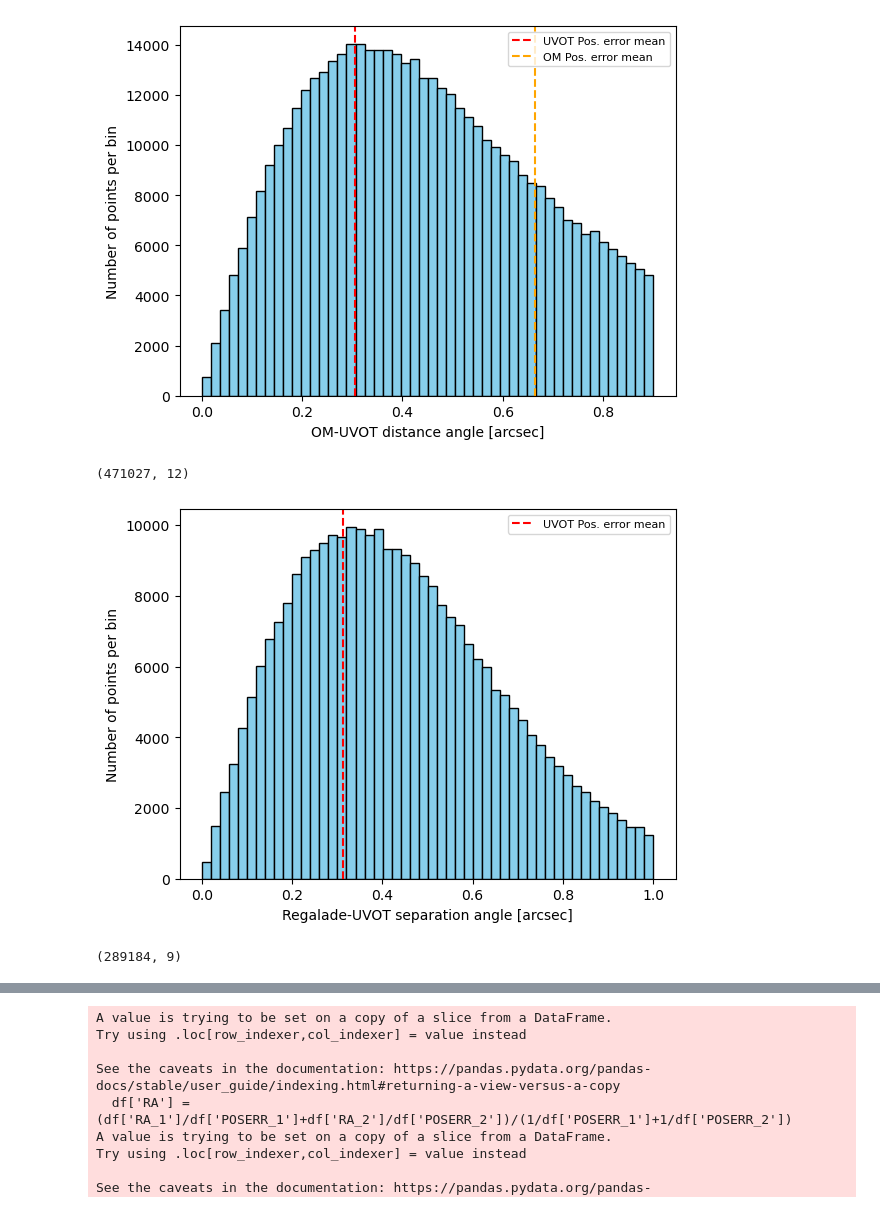
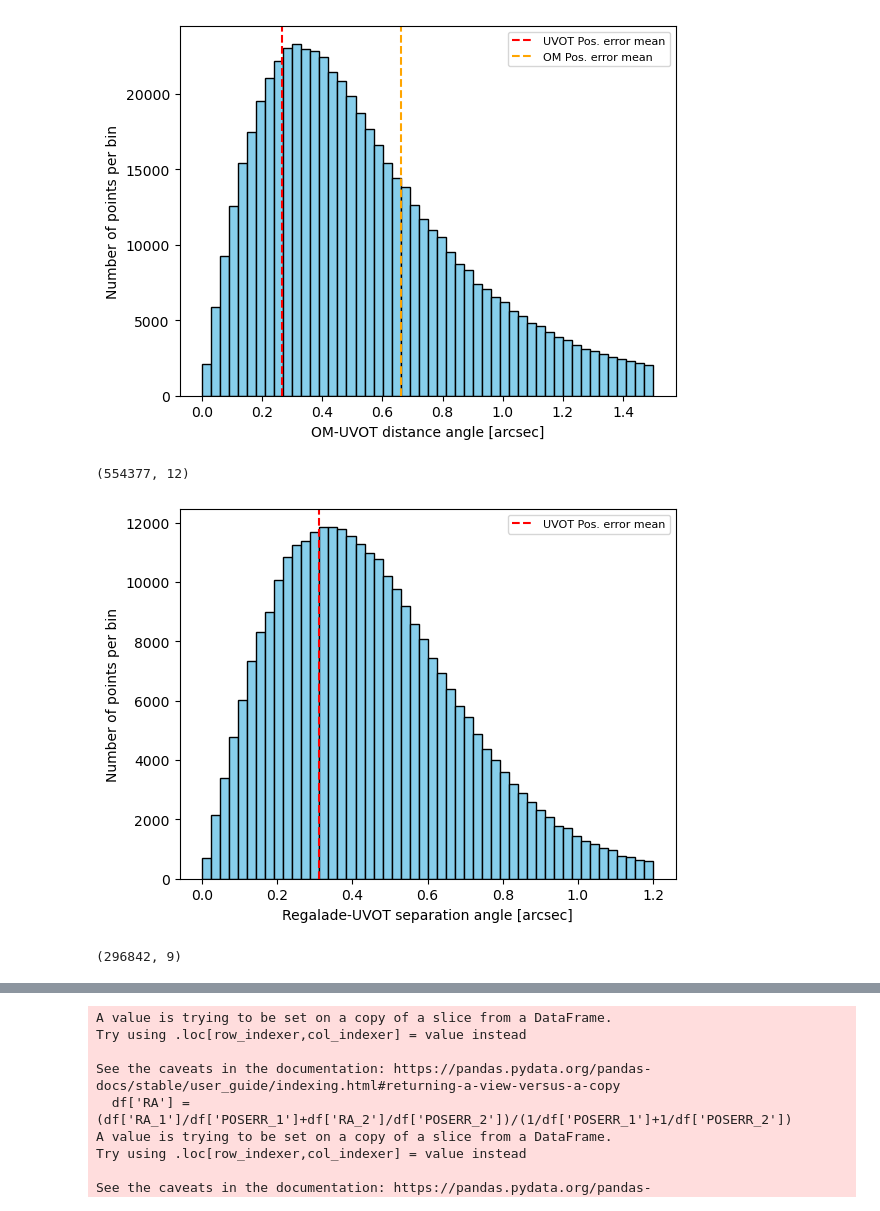
Before and after one commit to JulienValteau/TFM_TDE_Detection, a Jupyter notebook: UV_database_creation_pipeline/2- Generate_aggregate_source_DB.ipynb, the cells around one changed output, grey strips where cells are left out. Cells and saved outputs as stored; diff of their text form; code cells hidden in the pictures.

```diff
--- a/UV_database_creation_pipeline/2- Generate_aggregate_source_DB.ipynb
+++ b/UV_database_creation_pipeline/2- Generate_aggregate_source_DB.ipynb
@@ -20,29 +20,29 @@ df.head()
 # %%
 # Plot figure
 fig, ax =plt.subplots()
-ax.hist(df[df['angDist']<0.9]['angDist'], bins=50, color='skyblue',edgecolor='black')
+ax.hist(df[df['angDist']<1.5]['angDist'], bins=50, color='skyblue',edgecolor='black')
 #ax.hist(df1['Separation'], bins=50, color='skyblue',edgecolor='black')
 #ax.hist(df[df['Separation']<1]['Separation'], bins=50, color='magenta',edgecolor='black')
 ax.axvline(np.mean(df['POSERR_2']), linestyle='dashed', color='r',label='UVOT Pos. error mean')
 ax.axvline(np.mean(df['POSERR_1']), linestyle='dashed', color='orange',label='OM Pos. error mean')
 ax.set_xlabel("OM-UVOT distance angle [arcsec]")
 ax.set_ylabel("Number of points per bin")
 ax.legend(prop={'size': 8})
 fig.savefig(roots_tfm + '/Swift-UVOT/Match_OM//match_UVOT_OM.png',dpi=1200)
 # %% [output]
-[figure, old version]
+[figure, new version]
 # %%
-df_match = df[df['angDist']<0.9]
+df_match = df[df['angDist']<1.5]
 df_match.shape
 # %% [output]
-(471027, 12)
+(554377, 12)
 # %%
 filepath_match = roots_tfm + '/Swift-UVOT/Match_regalade/match_uvot_regalade'
 df = Table.read(filepath_match).to_pandas()
 
 # Plot figure
 fig, ax =plt.subplots()
-ax.hist(df[df['angDist']<1]['angDist'], bins=50, color='skyblue',edgecolor='black')
+ax.hist(df[df['angDist']<1.2]['angDist'], bins=50, color='skyblue',edgecolor='black')
 #ax.hist(df1['Separation'], bins=50, color='skyblue',edgecolor='black')
 #ax.hist(df[df['Separation']<1]['Separation'], bins=50, color='magenta',edgecolor='black')
 ax.axvline(np.mean(df['POSERR']), linestyle='dashed', color='r',label='UVOT Pos. error mean')
@@ -51,12 +51,12 @@ ax.set_ylabel("Number of points per bin")
 ax.legend(prop={'size': 8})
 fig.savefig(roots_tfm + '/Swift-UVOT/Match_regalade/match_uvot_regalade.png',dpi=1200)
 # %% [output]
-[figure, old version]
+[figure, new version]
 # %%
-df_uvot = df[df['angDist']<1]
+df_uvot = df[df['angDist']<1.2]
 df_uvot.shape
 # %% [output]
-(289184, 9)
+(296842, 9)
 # %%
 filepath_match = roots_tfm + '/XMM-Newton/Match_regalade/match_om_regalade'
 df = Table.read(filepath_match).to_pandas()
```
Also changed, not shown: parts of 9 cells of this notebook, 3 other files.
